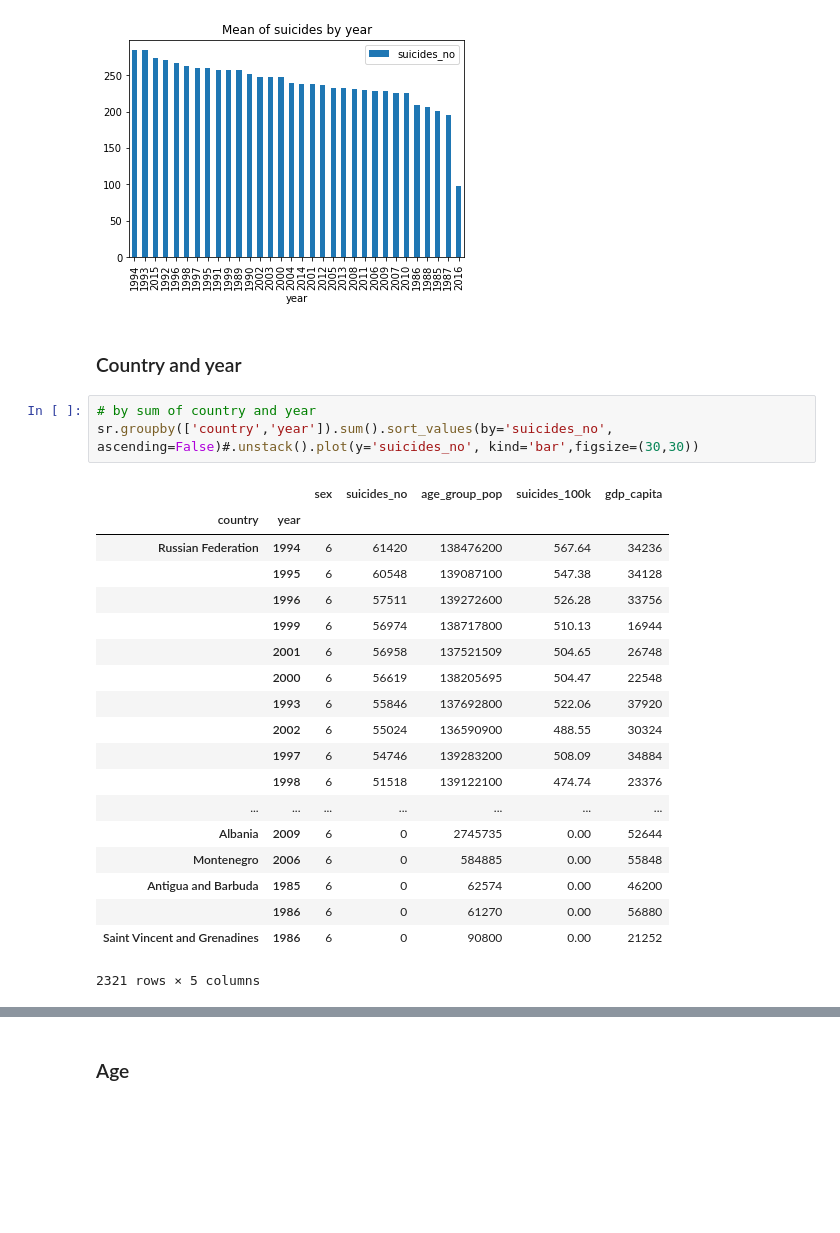
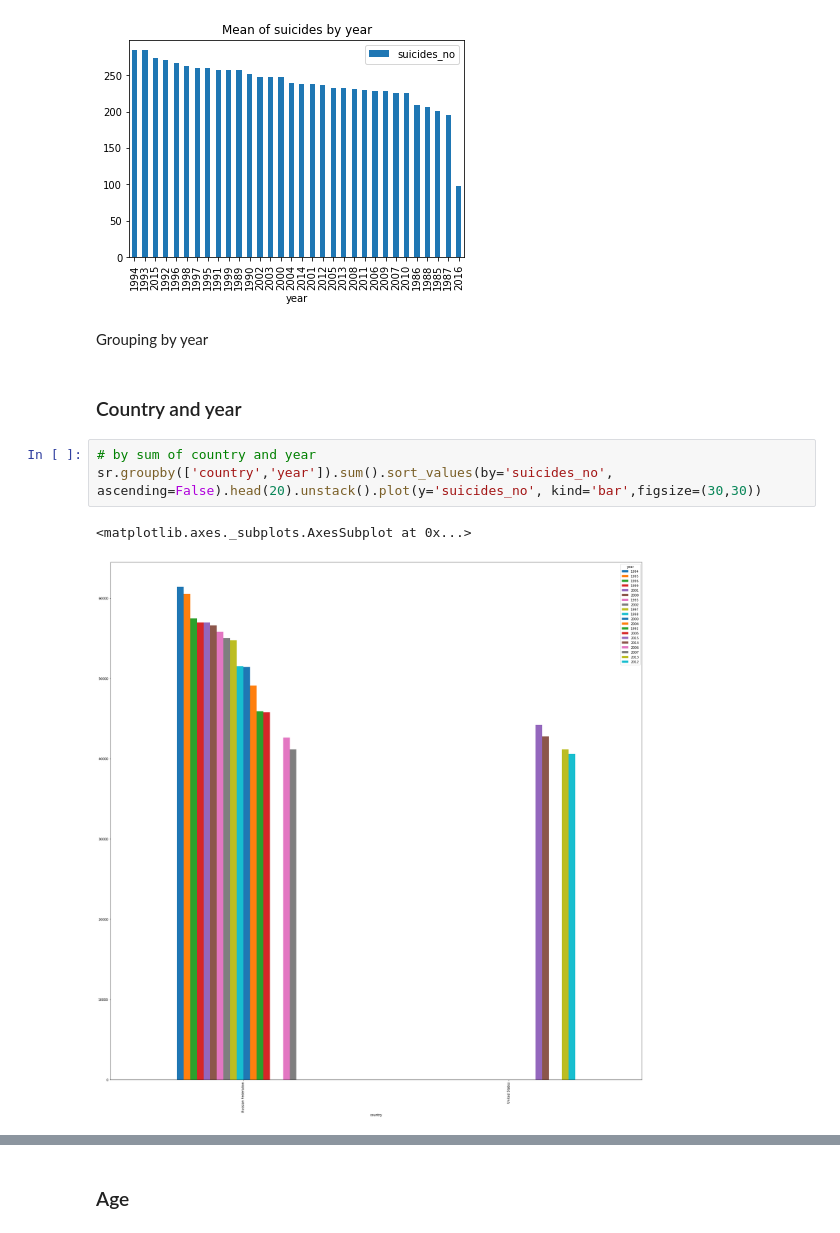
Before and after one commit to breichmanova/suicide_rates, a Jupyter notebook: suicide-rates-da.ipynb, the cells around one changed output, grey strips where cells are left out. Saved outputs shown, nothing was run; the diff lists cells and outputs as text; blank space fills up the shorter version.

Commit message:
Analysis by country

```diff
--- a/suicide-rates-da.ipynb
+++ b/suicide-rates-da.ipynb
@@ -104,28 +158,13 @@ sr.groupby('year').sum().sort_values(by='suicides_no', ascending=False).plot(kin
 sr.groupby('year').mean().sort_values(by='suicides_no', ascending=False).plot(kind='bar', y='suicides_no', title='Mean of suicides by year');
 # %% [output]
 [figure]
+# %% [markdown]
+Grouping by year
 # %% [markdown]
 ### Country and year
 # %%
 # by sum of country and year
-sr.groupby(['country','year']).sum().sort_values(by='suicides_no', ascending=False)#.unstack().plot(y='suicides_no', kind='bar',figsize=(30,30))
+sr.groupby(['country','year']).sum().sort_values(by='suicides_no', ascending=False).head(20).unstack().plot(y='suicides_no', kind='bar',figsize=(30,30))
 # %% [output]
-|  |  | sex | suicides_no | age_group_pop | suicides_100k | gdp_capita |
-| country | year |  |  |  |  |  |
-| Russian Federation | 1994 | 6 | 61420 | 138476200 | 567.64 | 34236 |
-|  | 1995 | 6 | 60548 | 139087100 | 547.38 | 34128 |
-|  | 1996 | 6 | 57511 | 139272600 | 526.28 | 33756 |
-|  | 1999 | 6 | 56974 | 138717800 | 510.13 | 16944 |
-|  | 2001 | 6 | 56958 | 137521509 | 504.65 | 26748 |
-|  | 2000 | 6 | 56619 | 138205695 | 504.47 | 22548 |
-|  | 1993 | 6 | 55846 | 137692800 | 522.06 | 37920 |
-|  | 2002 | 6 | 55024 | 136590900 | 488.55 | 30324 |
-|  | 1997 | 6 | 54746 | 139283200 | 508.09 | 34884 |
-|  | 1998 | 6 | 51518 | 139122100 | 474.74 | 23376 |
-| ... | ... | ... | ... | ... | ... | ... |
-| Albania | 2009 | 6 | 0 | 2745735 | 0.00 | 52644 |
-| Montenegro | 2006 | 6 | 0 | 584885 | 0.00 | 55848 |
-| Antigua and Barbuda | 1985 | 6 | 0 | 62574 | 0.00 | 46200 |
-|  | 1986 | 6 | 0 | 61270 | 0.00 | 56880 |
-| Saint Vincent and Grenadines | 1986 | 6 | 0 | 90800 | 0.00 | 21252 |
-2321 rows × 5 columns
+<matplotlib.axes._subplots.AxesSubplot at 0x...>
+[figure, added]
```
Also changed, not shown: parts of 11 cells of this notebook.
